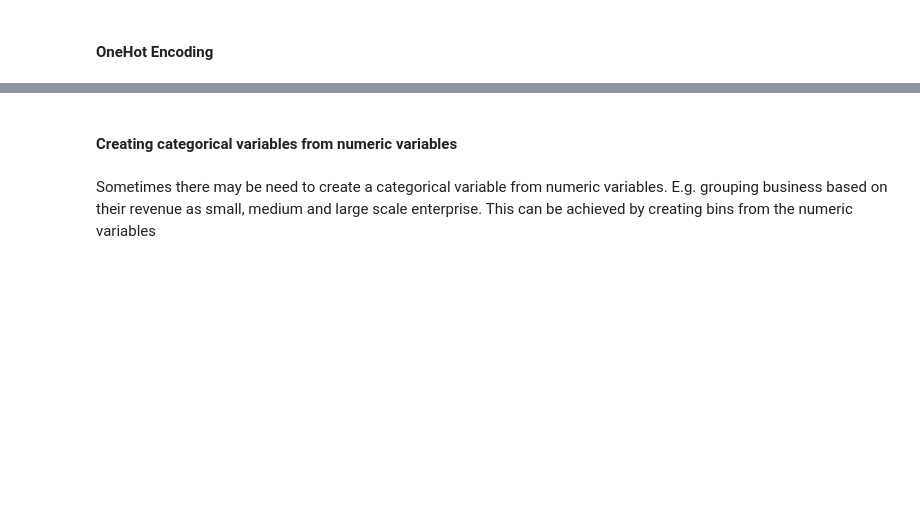
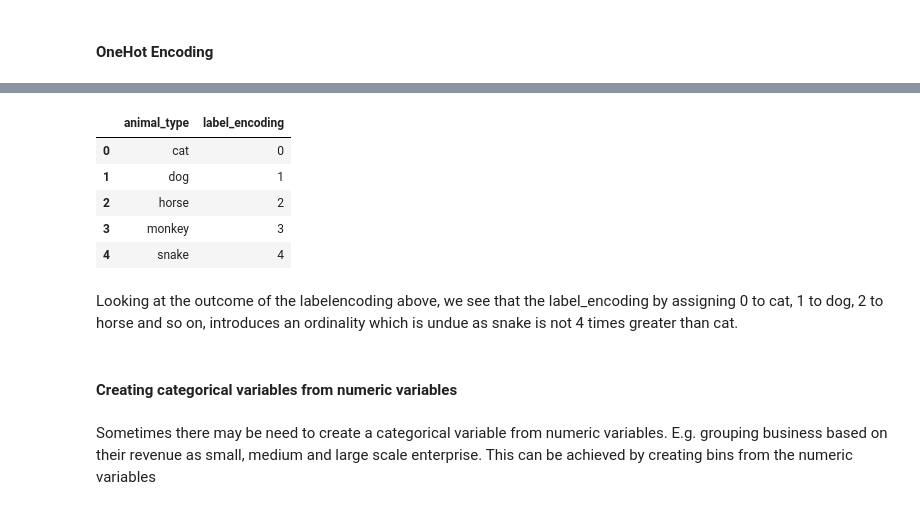
Before and after one commit to DataJediAcademy/FeatureEngineeringTraining, a Jupyter notebook: Features Engineering.ipynb, the cells around one changed output, grey strips where cells are left out. Cells and saved outputs as stored; diff of their text form; code cells hidden in the pictures; blank space fills up the shorter version.

```diff
--- a/Features Engineering.ipynb
+++ b/Features Engineering.ipynb
@@ -215,3 +408,21 @@ OneHotEncoding by scikit-learn enables us apply oneHotEncoding to new dataset us
+# %%
+labelencoder = LabelEncoder()
+
+animal_type = ['cat', 'dog', 'horse', 'monkey', 'snake']
+
+labels= labelencoder.fit_transform(alphabets)
+
+pd.DataFrame({'animal_type':animal_type,
+             'label_encoding':labels})
+# %% [output]
+|  | animal_type | label_encoding |
+| 0 | cat | 0 |
+| 1 | dog | 1 |
+| 2 | horse | 2 |
+| 3 | monkey | 3 |
+| 4 | snake | 4 |
+# %% [markdown]
+Looking at the outcome of the labelencoding above, we see that the label_encoding by assigning 0 to cat, 1 to dog, 2 to horse and so on, introduces an ordinality which is undue as snake is not 4 times greater than cat.
 # %% [markdown]
 #### Creating categorical variables from numeric variables
 # %% [markdown]
```
Also changed, not shown: parts of 78 cells of this notebook.
